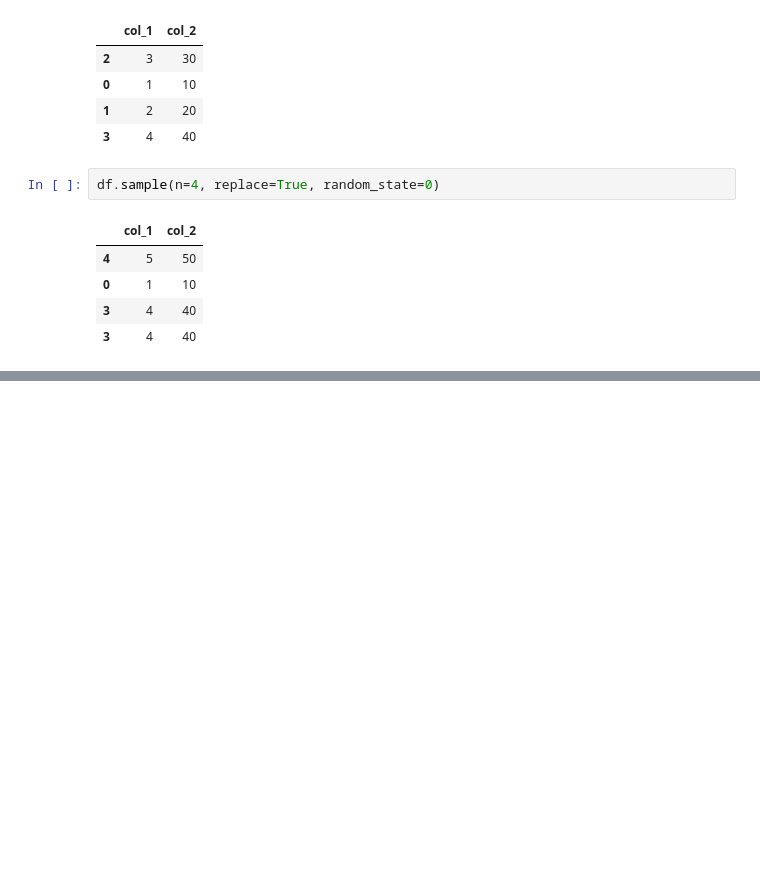
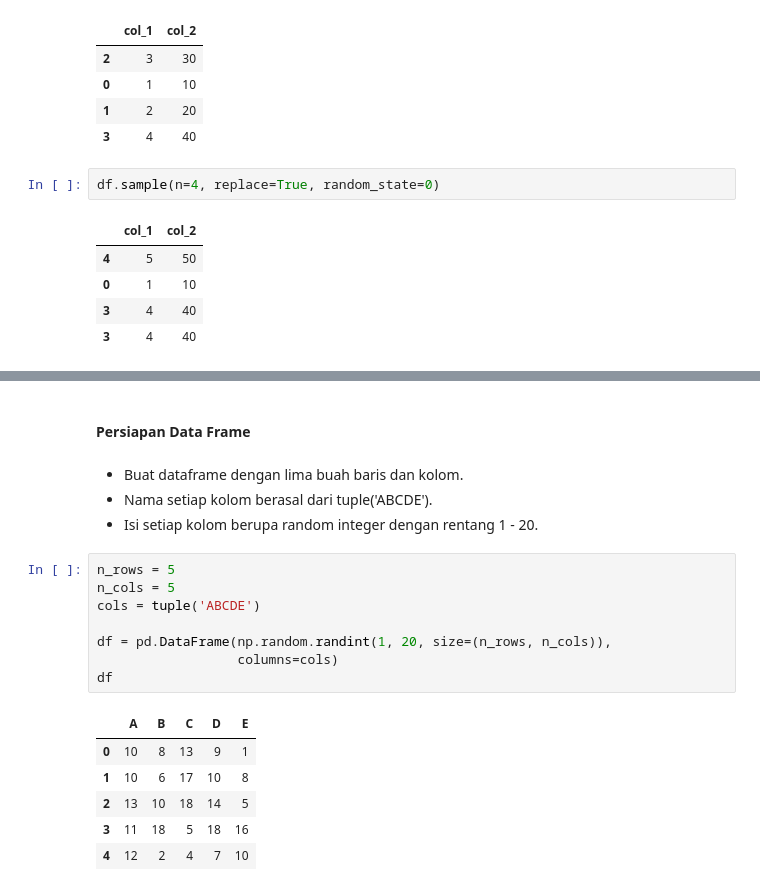
Before and after one commit to AlbertusAlanMehetabel/trik_pandas, a Jupyter notebook: Trik_Pandas_08.ipynb, the cells around one changed output, grey strips where cells are left out. Cells and saved outputs as stored; diff of their text form; blank space fills up the shorter version.

```diff
--- a/Trik_Pandas_08.ipynb
+++ b/Trik_Pandas_08.ipynb
@@ -56,0 +73,21 @@ df.sample(n=4, replace=True, random_state=0)
+# %% [markdown]
+#### Persiapan Data Frame
+# %% [markdown]
+- Buat dataframe dengan lima buah baris dan kolom.
+- Nama setiap kolom berasal dari tuple('ABCDE').
+- Isi setiap kolom berupa random integer dengan rentang 1 - 20.
+# %%
+n_rows = 5
+n_cols = 5
+cols = tuple('ABCDE')
+
+df = pd.DataFrame(np.random.randint(1, 20, size=(n_rows, n_cols)),
+                  columns=cols)
+df
+# %% [output]
+|  | A | B | C | D | E |
+| 0 | 10 | 8 | 13 | 9 | 1 |
+| 1 | 10 | 6 | 17 | 10 | 8 |
+| 2 | 13 | 10 | 18 | 14 | 5 |
+| 3 | 11 | 18 | 5 | 18 | 16 |
+| 4 | 12 | 2 | 4 | 7 | 10 |
```
Also changed, not shown: parts of 8 cells of this notebook.
